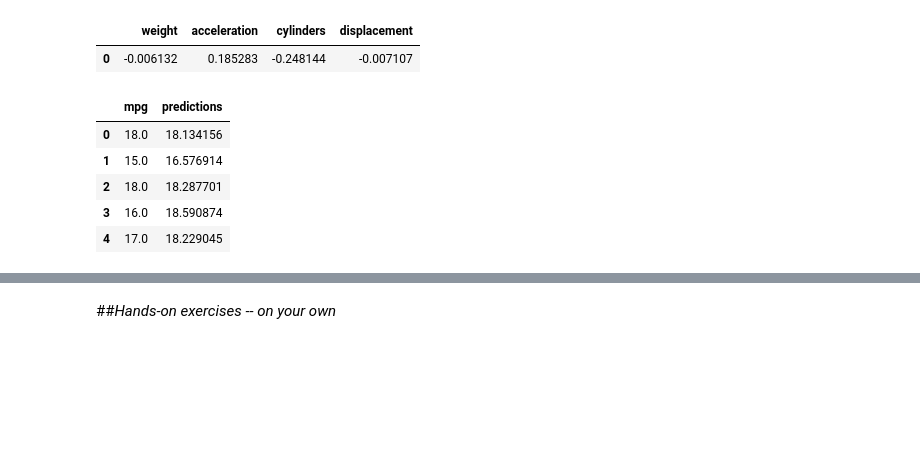
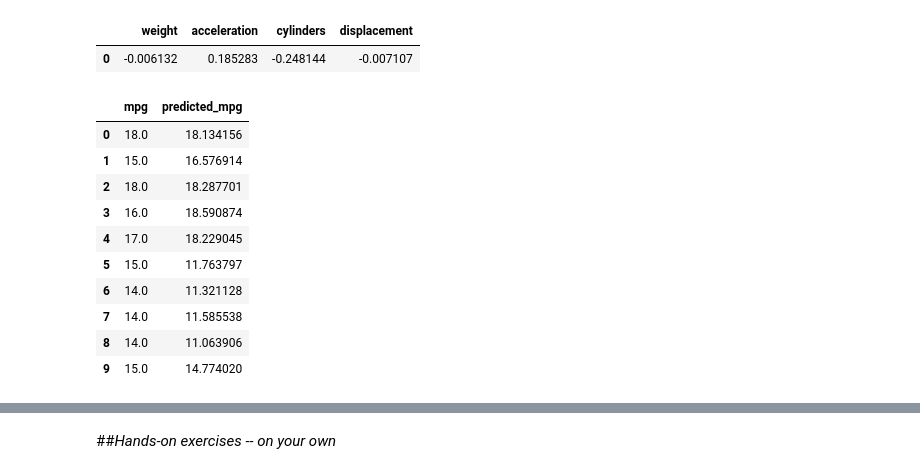
Before and after one commit to pearl-yu/foster_2022fall, a Jupyter notebook: Module1_Bash_Pandas/Dealing_with_data.ipynb, the cells around one changed output, grey strips where cells are left out. Drawn from its saved outputs; the diff is of its cells as text; code cells hidden in the pictures; blank space fills up the shorter version.

```diff
--- a/Module1_Bash_Pandas/Dealing_with_data.ipynb
+++ b/Module1_Bash_Pandas/Dealing_with_data.ipynb
@@ -425,7 +431,7 @@ from sklearn import linear_model
 
 # Now, choose a particular kind of linear regression model
 # Get set up to "train" one of those (learn it from data)
-my_linear = linear_model.Lasso(alpha=0.01)
+my_linear_model = linear_model.Lasso(alpha=0.01)
 
 # Assemble the training data (we will define all this nomenclature in the next few classes)
 # Let's use these columns as features and the target variable
@@ -437,25 +443,30 @@ cleaned_df = mpg_df.dropna()
 
 # Train the model you set up on the data
 #   a.k.a. Fit the model to the data!
-my_linear.fit(cleaned_df[features], cleaned_df[target])
+my_linear_model.fit(cleaned_df[features], cleaned_df[target])
 
 # Show the coefficients of the linear model
-pd.DataFrame([dict(zip(features, my_linear.coef_))])
+pd.DataFrame([dict(zip(features, my_linear_model.coef_))])
 # %% [output]
 |  | weight | acceleration | cylinders | displacement |
 | 0 | -0.006132 | 0.185283 | -0.248144 | -0.007107 |
 # %%
 # Let's get some predictions from the model
-preds = my_linear.predict(cleaned_df[features])
-predictions_df = cleaned_df.assign(predictions=preds)
-predictions_df[["mpg", "predictions"]].head(5)
+preds = my_linear_model.predict(cleaned_df[features])
+predictions_df = cleaned_df.assign(predicted_mpg=preds)
+predictions_df[["mpg", "predicted_mpg"]].head(10)
 # %% [output]
-|  | mpg | predictions |
+|  | mpg | predicted_mpg |
 | 0 | 18.0 | 18.134156 |
 | 1 | 15.0 | 16.576914 |
 | 2 | 18.0 | 18.287701 |
 | 3 | 16.0 | 18.590874 |
 | 4 | 17.0 | 18.229045 |
+| 5 | 15.0 | 11.763797 |
+| 6 | 14.0 | 11.321128 |
+| 7 | 14.0 | 11.585538 |
+| 8 | 14.0 | 11.063906 |
+| 9 | 15.0 | 14.774020 |
 # %%
 # Can we visualize how good our predictions are?
 # Let's plot the predicted mpg vs. the true value
```
Also changed, not shown: parts of 22 cells of this notebook.
